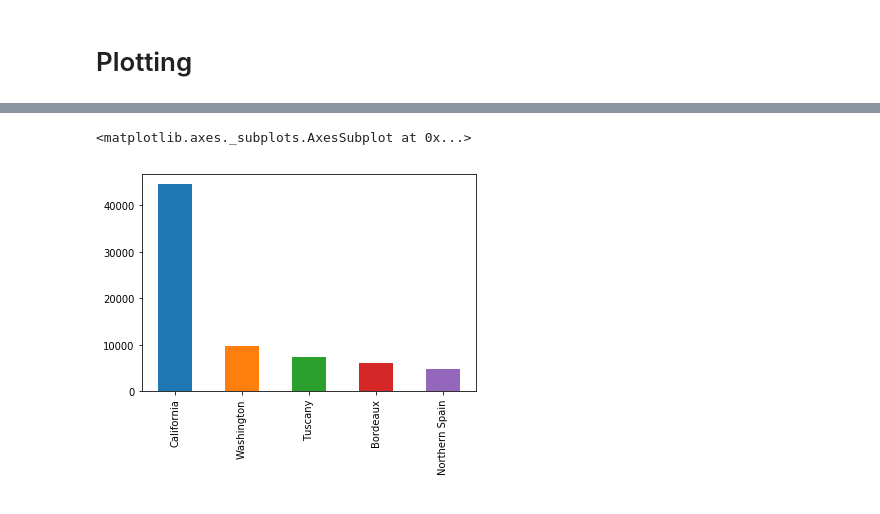
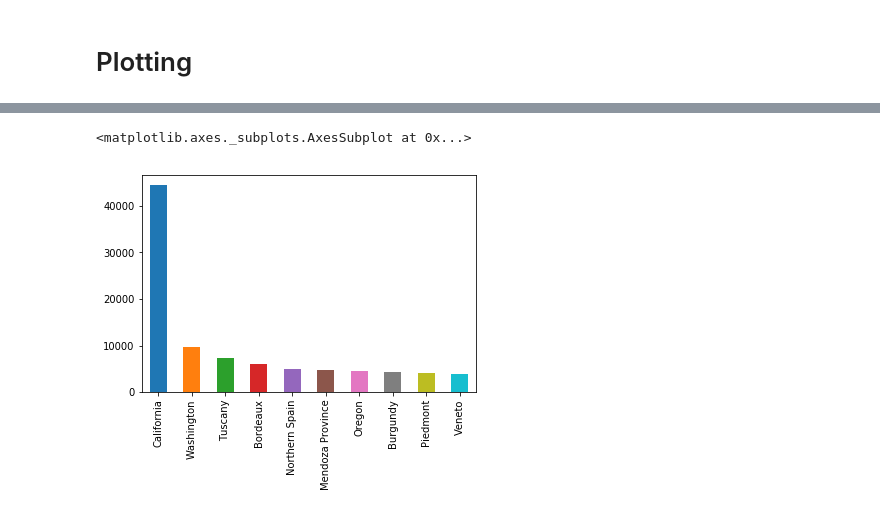
Before and after one commit to bogdantoader/kaggle_learn_experiments, a Jupyter notebook: plotting/plotting.ipynb, the cells around one changed output, grey strips where cells are left out. Drawn from its saved outputs; the diff is of its cells as text; code cells hidden in the pictures.

```diff
--- a/plotting/plotting.ipynb
+++ b/plotting/plotting.ipynb
@@ -9,5 +16,5 @@ rev
 # %%
-reviews.province.value_counts().head().plot.bar()
+reviews.province.value_counts().head(10).plot.bar()
 # %% [output]
 <matplotlib.axes._subplots.AxesSubplot at 0x...>
-[figure, old version]
+[figure, new version]
```
Also changed, not shown: parts of 12 cells of this notebook.
